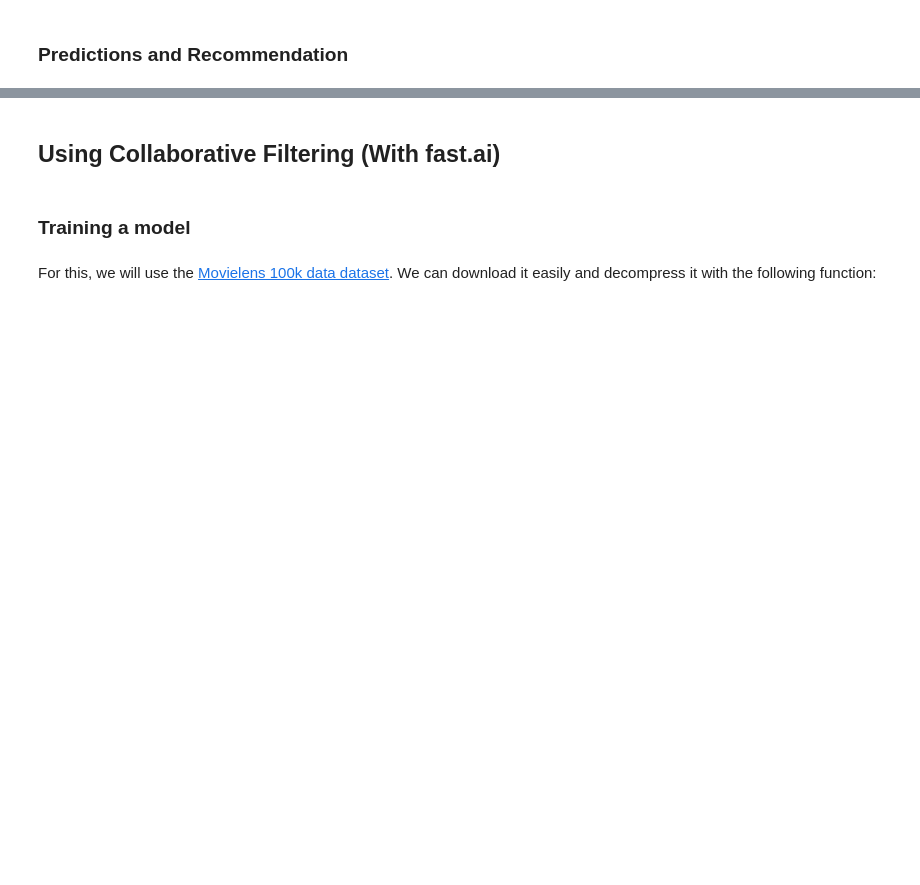
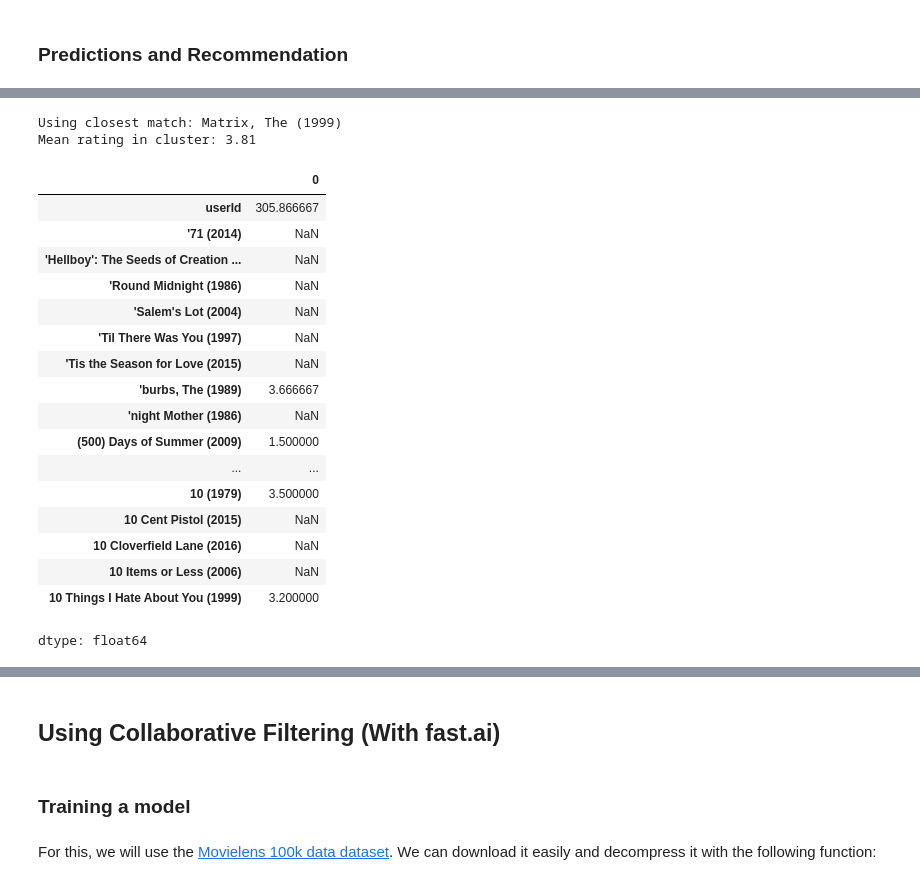
Before and after one commit to akshithadev19/projects_lab_submissions, a Jupyter notebook: Module_7_Project.ipynb, the cells around one changed output, grey strips where cells are left out. Cells and saved outputs as stored; diff of their text form; code cells hidden in the pictures; blank space fills up the shorter version.

```diff
--- a/Module_7_Project.ipynb
+++ b/Module_7_Project.ipynb
@@ -580,3 +500,61 @@ dtype: float64
+# %%
+import pandas as pd
+import numpy as np
+import difflib
+from sklearn.cluster import KMeans
+
+# Assuming user_movie_ratings and sparse_ratings are already defined
+# If not, replace them with your actual dataset
+
+# Step 1: Perform Clustering with KMeans
+kmeans = KMeans(n_clusters=20, algorithm='lloyd', random_state=42)  # Fixed algorithm
+predictions = kmeans.fit_predict(sparse_ratings)
+
+# Step 2: Create the Clustered DataFrame
+clustered = pd.concat([user_movie_ratings.reset_index(), pd.DataFrame({'group': predictions})], axis=1)
+
+# Step 3: Select a Specific Cluster (e.g., Cluster 11)
+cluster_number = 11
+if 'group' in clustered.columns:
+    cluster = clustered[clustered['group'] == cluster_number].drop(columns=['index', 'group'], errors='ignore')
+else:
+    raise ValueError("Error: 'group' column not found in clustered DataFrame.")
+
+# Step 4: Search for a Movie in the Cluster
+movie_name = "Matrix, The (1999)"
+closest_match = difflib.get_close_matches(movie_name, cluster.columns, n=1)
+
+if closest_match:
+    movie_name = closest_match[0]
+    print(f"Using closest match: {movie_name}")
+    print(f"Mean rating in cluster: {cluster[movie_name].mean():.2f}")
+else:
+    print(f"Error: '{movie_name}' not found in cluster.")
+# %% [output]
+Using closest match: Matrix, The (1999)
+Mean rating in cluster: 3.81
+# %%
+# The average rating of 20 movies as rated by the users in the cluster
+cluster.mean().head(20)
+# %% [output]
+|  | 0 |
+| userId | 305.866667 |
+| '71 (2014) | NaN |
+| 'Hellboy': The Seeds of Creation ... | NaN |
+| 'Round Midnight (1986) | NaN |
+| 'Salem's Lot (2004) | NaN |
+| 'Til There Was You (1997) | NaN |
+| 'Tis the Season for Love (2015) | NaN |
+| 'burbs, The (1989) | 3.666667 |
+| 'night Mother (1986) | NaN |
+| (500) Days of Summer (2009) | 1.500000 |
+| ... | ... |
+| 10 (1979) | 3.500000 |
+| 10 Cent Pistol (2015) | NaN |
+| 10 Cloverfield Lane (2016) | NaN |
+| 10 Items or Less (2006) | NaN |
+| 10 Things I Hate About You (1999) | 3.200000 |
+dtype: float64
 # %%
 cluster
 # %% [output]
```
Also changed, not shown: parts of 33 cells of this notebook.
